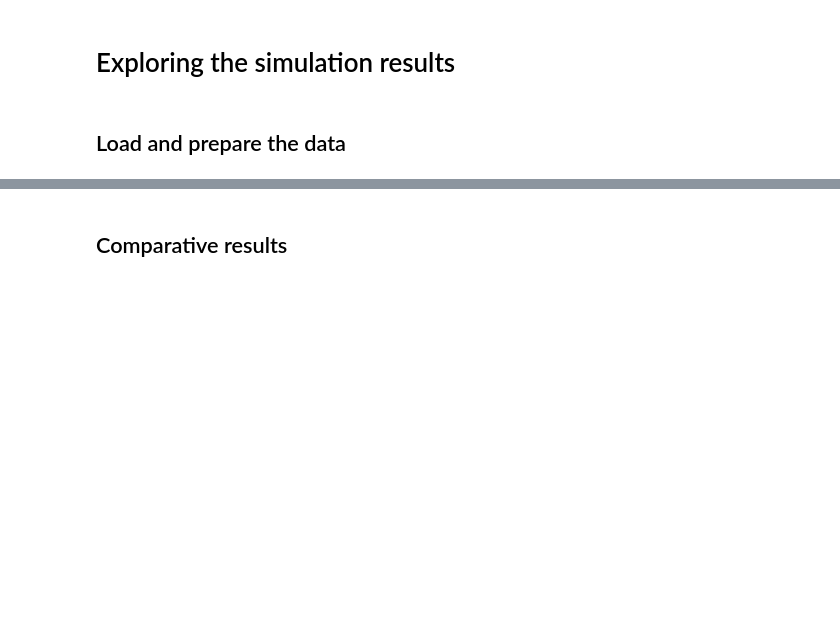
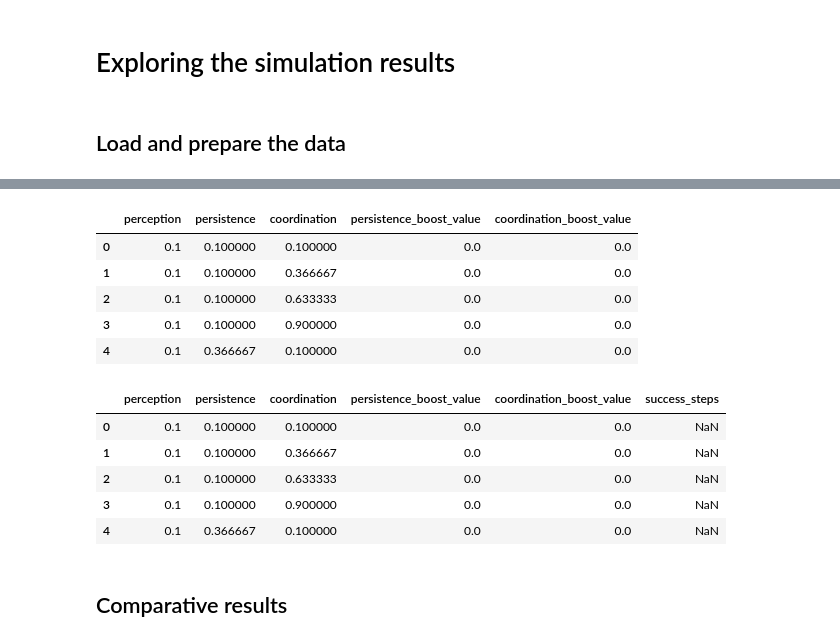
Before and after one commit to roznawsk/infant-abm, a Jupyter notebook: visualization.ipynb, the cells around one changed output, grey strips where cells are left out. Saved outputs shown, nothing was run; the diff lists cells and outputs as text; code cells hidden in the pictures; blank space fills up the shorter version.

```diff
--- a/visualization.ipynb
+++ b/visualization.ipynb
@@ -83,3 +26,47 @@ results/basic_01_09_3/basic
+# %%
+description_df, load_partial = load_run("results/basic")
+display(description_df.head())
+
+
+def get_success_step(index):
+    results = load_partial(index).values()
+
+    dists = [r["goal_dist"] for r in results]
+
+    dists = np.array(dists)
+    dists = np.average(dists, axis=0)
+
+    try:
+        return np.where(dists < SUCCESS_DIST)[0][0]
+    except IndexError:
+        return np.NaN
+
+
+result = load_partial(0)
+
+SUCCESS_DIST = 10
+ITERATIONS = result["0"]["iterations"]
+REPEATS = len(result)
+
+
+results_df = description_df
+results_df["success_steps"] = [get_success_step(index) for index in results_df.index]
+# [get_success_step(index) for index in results_df.index]
+
+results_df.head()
+# %% [output]
+|  | perception | persistence | coordination | persistence_boost_value | coordination_boost_value |
+| 0 | 0.1 | 0.100000 | 0.100000 | 0.0 | 0.0 |
+| 1 | 0.1 | 0.100000 | 0.366667 | 0.0 | 0.0 |
+| 2 | 0.1 | 0.100000 | 0.633333 | 0.0 | 0.0 |
+| 3 | 0.1 | 0.100000 | 0.900000 | 0.0 | 0.0 |
+| 4 | 0.1 | 0.366667 | 0.100000 | 0.0 | 0.0 |
+|  | perception | persistence | coordination | persistence_boost_value | coordination_boost_value | success_steps |
+| 0 | 0.1 | 0.100000 | 0.100000 | 0.0 | 0.0 | NaN |
+| 1 | 0.1 | 0.100000 | 0.366667 | 0.0 | 0.0 | NaN |
+| 2 | 0.1 | 0.100000 | 0.633333 | 0.0 | 0.0 | NaN |
+| 3 | 0.1 | 0.100000 | 0.900000 | 0.0 | 0.0 | NaN |
+| 4 | 0.1 | 0.366667 | 0.100000 | 0.0 | 0.0 | NaN |
 # %%
 def plot_params_3d(ax, x, y, z, title=None, coord_lim=[0, 1], s=40, **kwargs):
     ax.set_xlim([0, 1])
```
Also changed, not shown: parts of 7 cells of this notebook, 17 other files.
